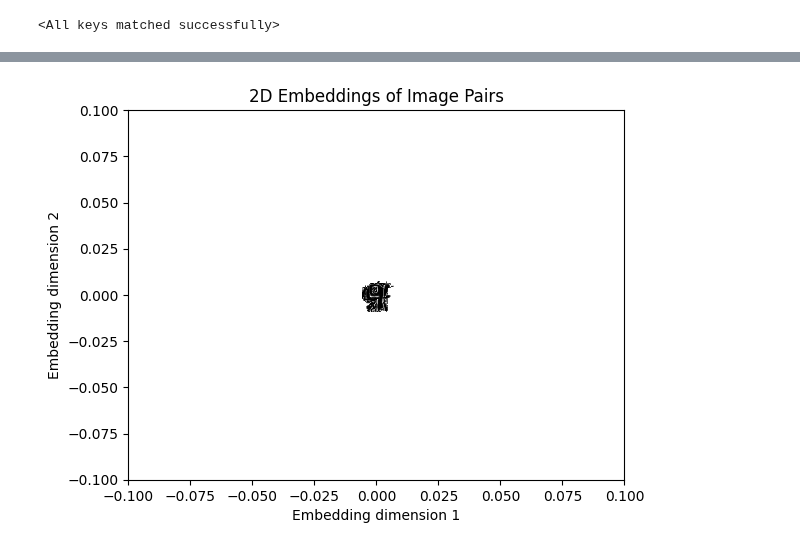
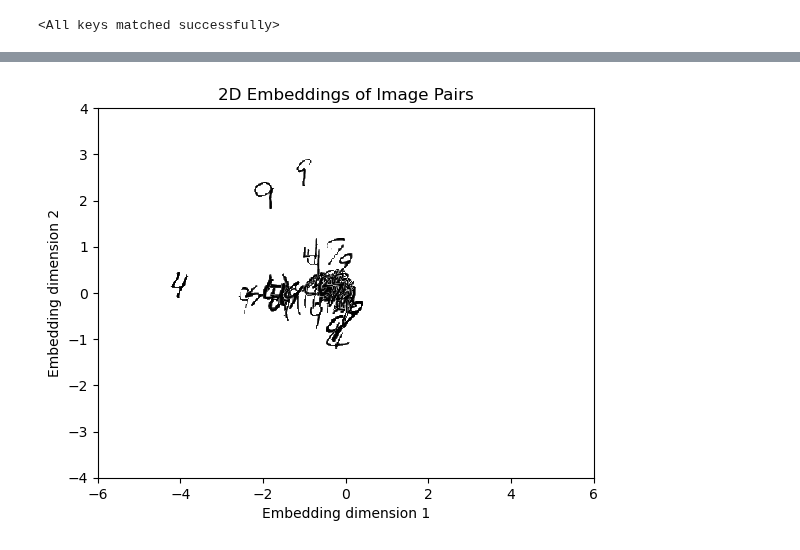
Before and after one commit to cchu70/klab_rotation, a Jupyter notebook: 09_Simple-MLP-unsupervised-prune.ipynb, the cells around one changed output, grey strips where cells are left out. Drawn from its saved outputs; the diff is of its cells as text; code cells hidden in the pictures.

```diff
--- a/09_Simple-MLP-unsupervised-prune.ipynb
+++ b/09_Simple-MLP-unsupervised-prune.ipynb
@@ -28,14 +40,17 @@ Pruning, linear prediction activation
 # %%
 DrLIM_model = DrLIMPruneGrowNetwork(
-    gamma=0.1, init_density=0.5, num_training_iter=100,
+    gamma=0.1, init_density=0.5, num_training_iter=500,
     low_mapping_dim=2, prediction_act=lambda x: x, use_grow_prune_prob=True
 )
+DrLIM_model.to(device='cpu:0')
 
-contrastive_loss_fn = ContrastiveLoss(m=0.2) # if I am using tanh, range is between -1 and 1.
-val_contrastive_loss_fn = ContrastiveLoss(m=0.2, reduction='sum')
+contrastive_loss_fn = ContrastiveLoss(m=5) # if I am using tanh, range is between -1 and 1.
+val_contrastive_loss_fn = ContrastiveLoss(m=5, reduction='sum')
 
 train_losses_epoch, val_losses_epoch, test_df, model_state_dicts = full_train(
     DrLIM_model, train_pair_dataloader, val_pair_dataloader, test_pair_dataloader,
+    model_training_output_dir=training_fn,
+    override=True,
     learning_rate = 1e-3,
     loss_fn=contrastive_loss_fn,
     val_loss_fn=val_contrastive_loss_fn,
@@ -59,2 +79,5 @@ plt.show()
+# %%
+with open(f"{training_fn}/model_attr.pkl", "rb") as fh:
+    model_attr = pickle.load(fh)
 # %%
 fig, axes = plt.subplots(3, 1, figsize=(5, 5), sharex=True, height_ratios=[1, 5, 5])
@@ -90,0 +113,3 @@ test_df.sort_values(by='test_err', ascending=True)
+# %%
+with open(f"{training_fn}/model_state_dicts.pkl", "rb") as fh:
+    model_state_dicts = pickle.load(fh)
@@ -93,7 +122,7 @@ trained_DrLIM_model = DrLIMPruneGrowNetwork(
     gamma=0.1, init_density=0.5, num_training_iter=100,
     low_mapping_dim=2, prediction_act=lambda x: x, use_grow_prune_prob=True
 )
-trained_DrLIM_model.load_state_dict(model_state_dicts[30])
+trained_DrLIM_model.load_state_dict(model_state_dicts[76])
 # %% [output]
 <All keys matched successfully>
 # %%
@@ -117,33 +146,33 @@ fig, ax = plt.subplots()
 
 ax.set_xlabel('Embedding dimension 1')
 ax.set_ylabel('Embedding dimension 2')
 ax.set_title('2D Embeddings of Image Pairs')
-ax.set_ylim(-.1, .1)
-ax.set_xlim(-.1, .1)
+ax.set_ylim(-4, 4)
+ax.set_xlim(-6, 6)
 
 def plot_img_embedding(img, x, y):
     img[img < -0.1] = np.nan
     im = OffsetImage(img, cmap='gray_r', zoom=1.0)
     return AnnotationBbox(im, (x, y), xycoords='data', frameon=False)
 
 with torch.no_grad():
     artists = []
     for X, y in train_pair_dataloader:
         pred = trained_DrLIM_model(X)
 
         for i in range(len(pred[0])):
             # Plot points for both images in the pair
             # plt.scatter(pred[0][i, 0], pred[0][i, 1], c=colors[y[i].item()], alpha=0.6)
             # plt.scatter(pred[1][i, 0], pred[1][i, 1], c=colors[y[i].item()], alpha=0.6)
 
             ab = plot_img_embedding(X[0][i].permute(1, 2, 0).numpy(), pred[0][i, 0].item(), pred[0][i, 1].item())
             ax.add_artist(ab)
 
             ab = plot_img_embedding(X[1][i].permute(1, 2, 0).numpy(), pred[1][i, 0].item(), pred[1][i, 1].item())
             ax.add_artist(ab)
 
         break
 
     plt.show()
 # %% [output]
-[figure, old version]
+[figure, new version]
```
Also changed, not shown: parts of 11 cells of this notebook, 30 other files.
